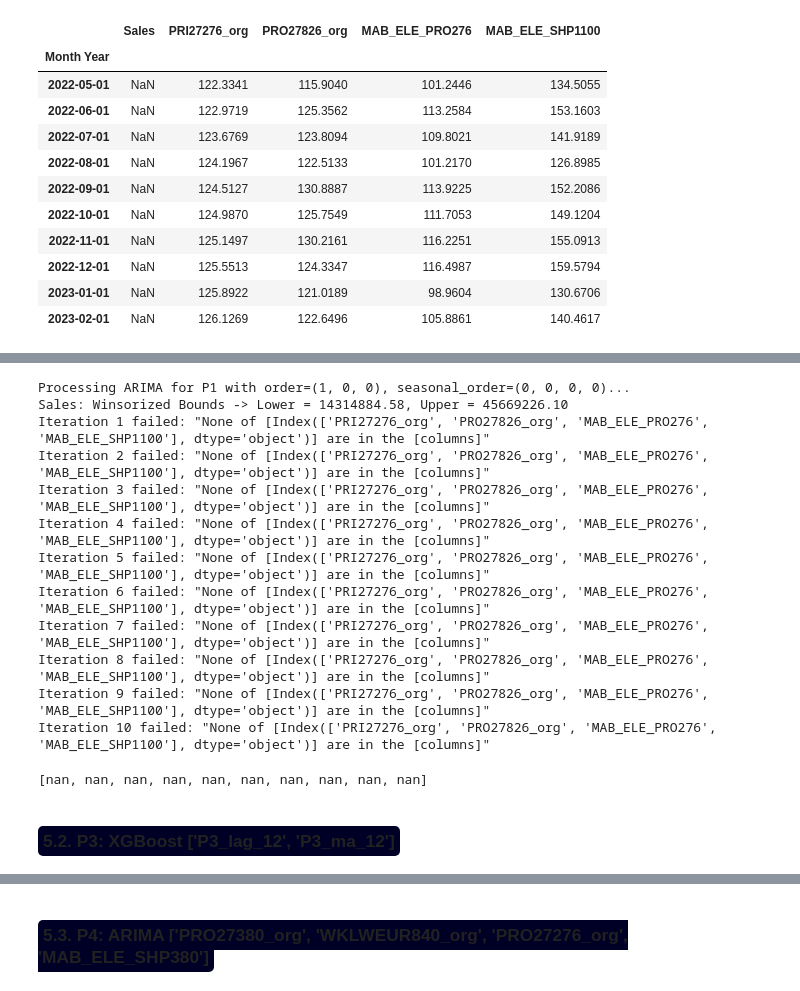
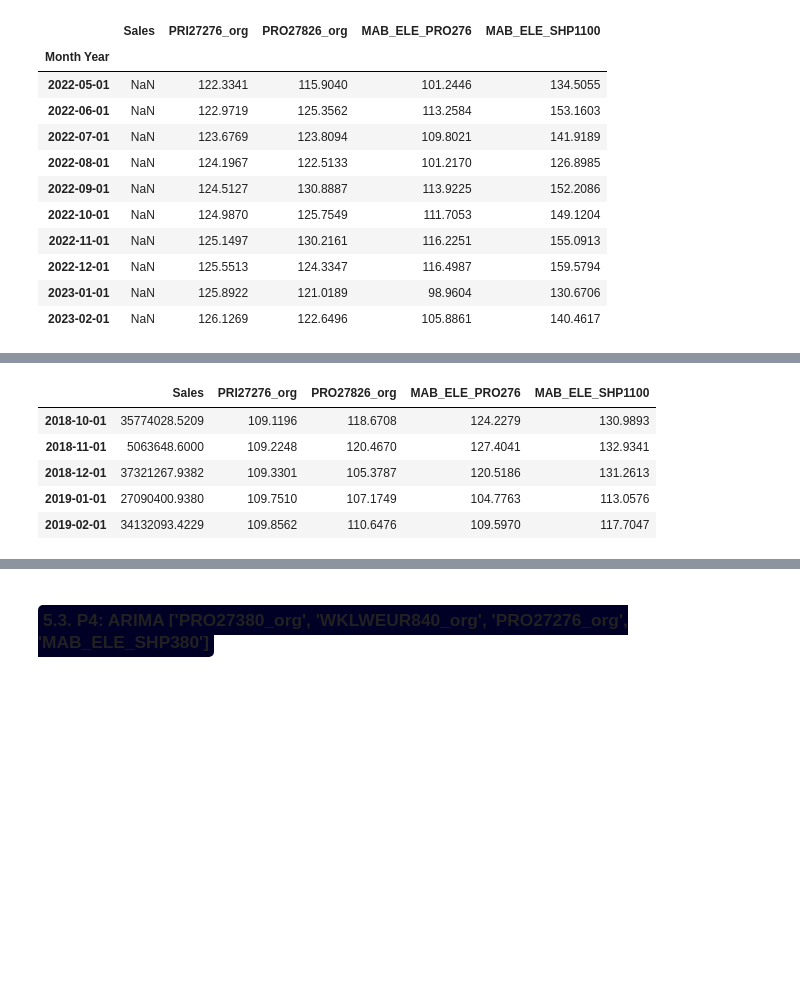
Before and after one commit to BeatrizAzevedoMonteiro/BCwDS_Case-2_SIEMENS_MonthlySalesForecast, a Jupyter notebook: versão_bea copy.ipynb, the cells around one changed output, grey strips where cells are left out. Saved outputs shown, nothing was run; the diff lists cells and outputs as text; code cells hidden in the pictures; blank space fills up the shorter version.

```diff
--- a/versão_bea copy.ipynb
+++ b/versão_bea copy.ipynb
@@ -3078,4 +3144,4 @@ test_1
 # %%
 df1 = product_dfs['P1'][['Sales', 'PRI27276_org', 'PRO27826_org', 'MAB_ELE_PRO276', 'MAB_ELE_SHP1100']].copy()
 test_1 = pd.DataFrame(index=test_index, columns=['Sales'], dtype=float)
-df_extended = pd.concat([df1, test_1])
+df1_extended = pd.concat([df1, test_1])
@@ -3082,21 +3158,11 @@ df_extended = pd.concat([df1, test_1])
+# %%
+df1_extended.head()
+# %% [output]
+|  | Sales | PRI27276_org | PRO27826_org | MAB_ELE_PRO276 | MAB_ELE_SHP1100 |
+| 2018-10-01 | 35774028.5209 | 109.1196 | 118.6708 | 124.2279 | 130.9893 |
+| 2018-11-01 | 5063648.6000 | 109.2248 | 120.4670 | 127.4041 | 132.9341 |
+| 2018-12-01 | 37321267.9382 | 109.3301 | 105.3787 | 120.5186 | 131.2613 |
+| 2019-01-01 | 27090400.9380 | 109.7510 | 107.1749 | 104.7763 | 113.0576 |
+| 2019-02-01 | 34132093.4229 | 109.8562 | 110.6476 | 109.5970 | 117.7047 |
 # %%
 feature_set = ['Sales', 'PRI27276_org', 'PRO27826_org', 'MAB_ELE_PRO276', 'MAB_ELE_SHP1100']
-# %%
-forecast_arima(df1, test_1, 'P1', feature_set, target_col='Sales', horizon=10,
-                  order=(1,0,0), seasonal_order=(0,0,0,0), winsorize=True, lag=None)
-# %% [output]
-Processing ARIMA for P1 with order=(1, 0, 0), seasonal_order=(0, 0, 0, 0)...
-Sales: Winsorized Bounds -> Lower = 14314884.58, Upper = 45669226.10
-Iteration 1 failed: "None of [Index(['PRI27276_org', 'PRO27826_org', 'MAB_ELE_PRO276', 'MAB_ELE_SHP1100'], dtype='object')] are in the [columns]"
-Iteration 2 failed: "None of [Index(['PRI27276_org', 'PRO27826_org', 'MAB_ELE_PRO276', 'MAB_ELE_SHP1100'], dtype='object')] are in the [columns]"
-Iteration 3 failed: "None of [Index(['PRI27276_org', 'PRO27826_org', 'MAB_ELE_PRO276', 'MAB_ELE_SHP1100'], dtype='object')] are in the [columns]"
-Iteration 4 failed: "None of [Index(['PRI27276_org', 'PRO27826_org', 'MAB_ELE_PRO276', 'MAB_ELE_SHP1100'], dtype='object')] are in the [columns]"
-Iteration 5 failed: "None of [Index(['PRI27276_org', 'PRO27826_org', 'MAB_ELE_PRO276', 'MAB_ELE_SHP1100'], dtype='object')] are in the [columns]"
-Iteration 6 failed: "None of [Index(['PRI27276_org', 'PRO27826_org', 'MAB_ELE_PRO276', 'MAB_ELE_SHP1100'], dtype='object')] are in the [columns]"
-Iteration 7 failed: "None of [Index(['PRI27276_org', 'PRO27826_org', 'MAB_ELE_PRO276', 'MAB_ELE_SHP1100'], dtype='object')] are in the [columns]"
-Iteration 8 failed: "None of [Index(['PRI27276_org', 'PRO27826_org', 'MAB_ELE_PRO276', 'MAB_ELE_SHP1100'], dtype='object')] are in the [columns]"
-Iteration 9 failed: "None of [Index(['PRI27276_org', 'PRO27826_org', 'MAB_ELE_PRO276', 'MAB_ELE_SHP1100'], dtype='object')] are in the [columns]"
-Iteration 10 failed: "None of [Index(['PRI27276_org', 'PRO27826_org', 'MAB_ELE_PRO276', 'MAB_ELE_SHP1100'], dtype='object')] are in the [columns]"
-[nan, nan, nan, nan, nan, nan, nan, nan, nan, nan]
-# %% [markdown]
-##### <span style="background-color:#000027; padding:5px; border-radius:5px;font-size:13pt">**5.2. P3: XGBoost ['P3_lag_12', 'P3_ma_12']**</span> <a id='p3'></a>
```
Also changed, not shown: parts of 42 cells of this notebook, 1 other file.
